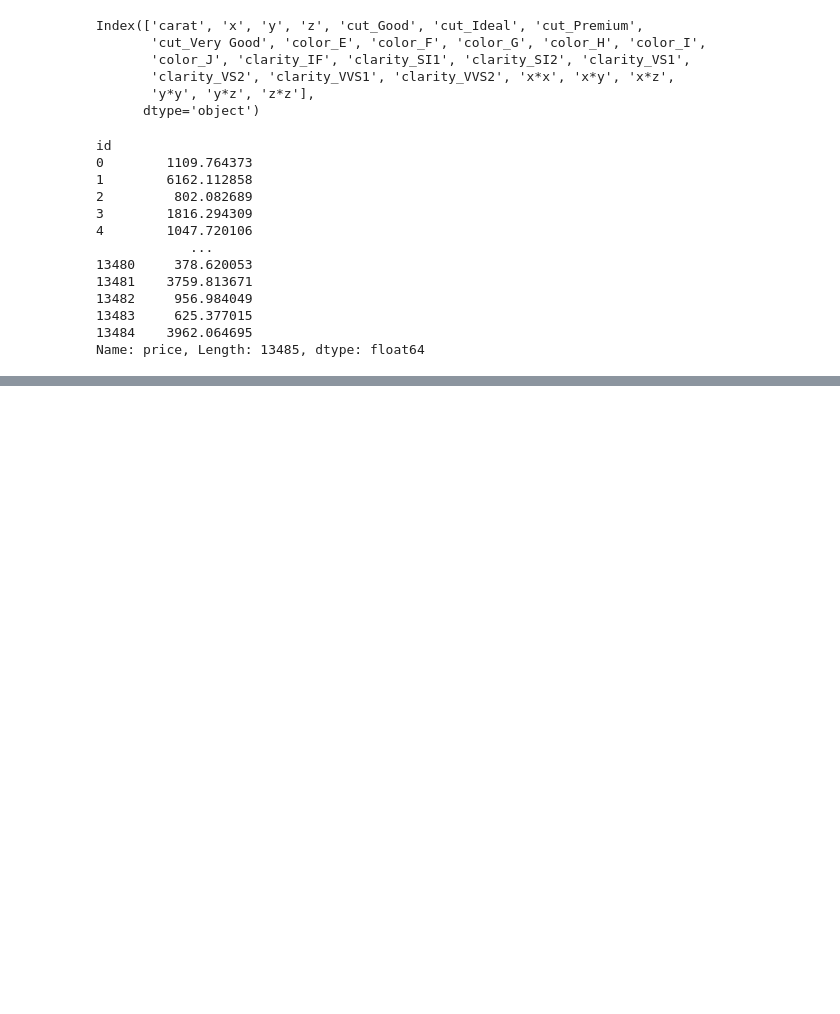
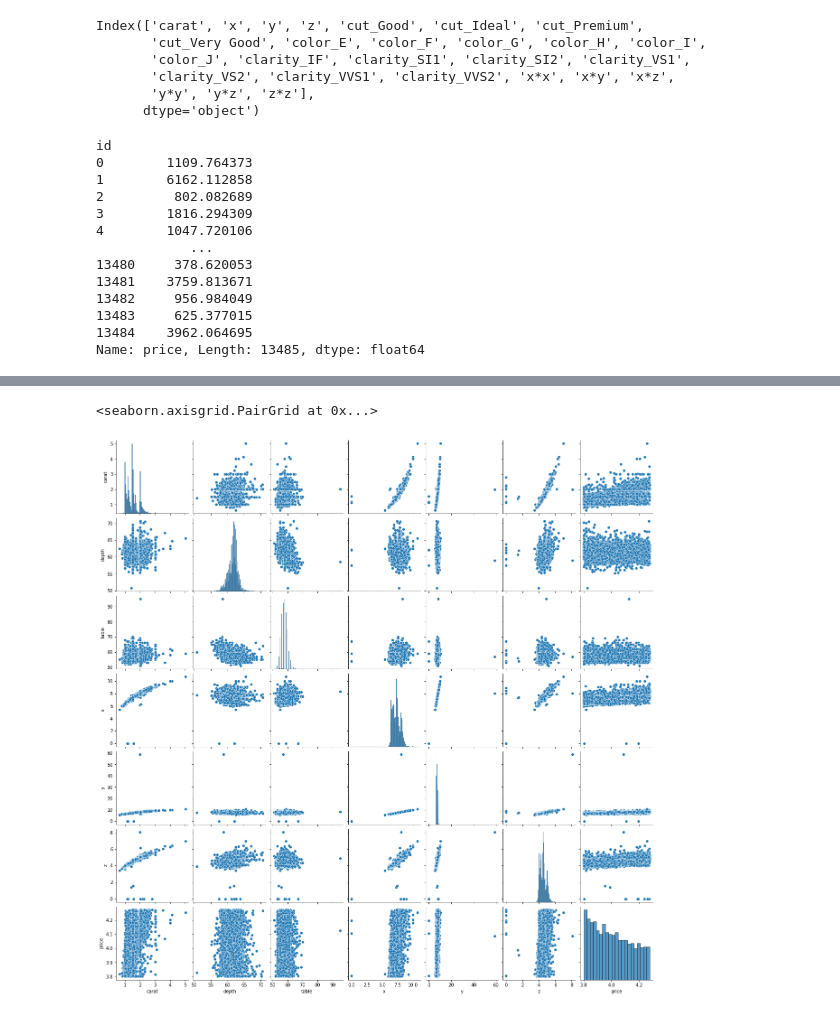
Before and after one commit to nachordo/kaggle-competition, a Jupyter notebook: data-exploration.ipynb, the cells around one changed output, grey strips where cells are left out. Saved outputs shown, nothing was run; the diff lists cells and outputs as text; code cells hidden in the pictures; blank space fills up the shorter version.

```diff
--- a/data-exploration.ipynb
+++ b/data-exploration.ipynb
@@ -424,3 +402,6 @@ id
 Name: price, Length: 13485, dtype: float64
 # %%
 diamonds_test["price"].to_csv("first_pred.csv")
+# %%
+diamonds = pd.read_csv("train.csv",index_col="id")
+diamonds["price"]=diamonds["price"].apply(np.log10)
@@ -426,0 +430,5 @@ diamonds_test["price"].to_csv("first_pred.csv")
+# %%
+sns.pairplot(diamonds[3.8<diamonds["price"]])
+# %% [output]
+<seaborn.axisgrid.PairGrid at 0x...>
+[figure, added]
```
Also changed, not shown: parts of 6 cells of this notebook, 3 other files.
